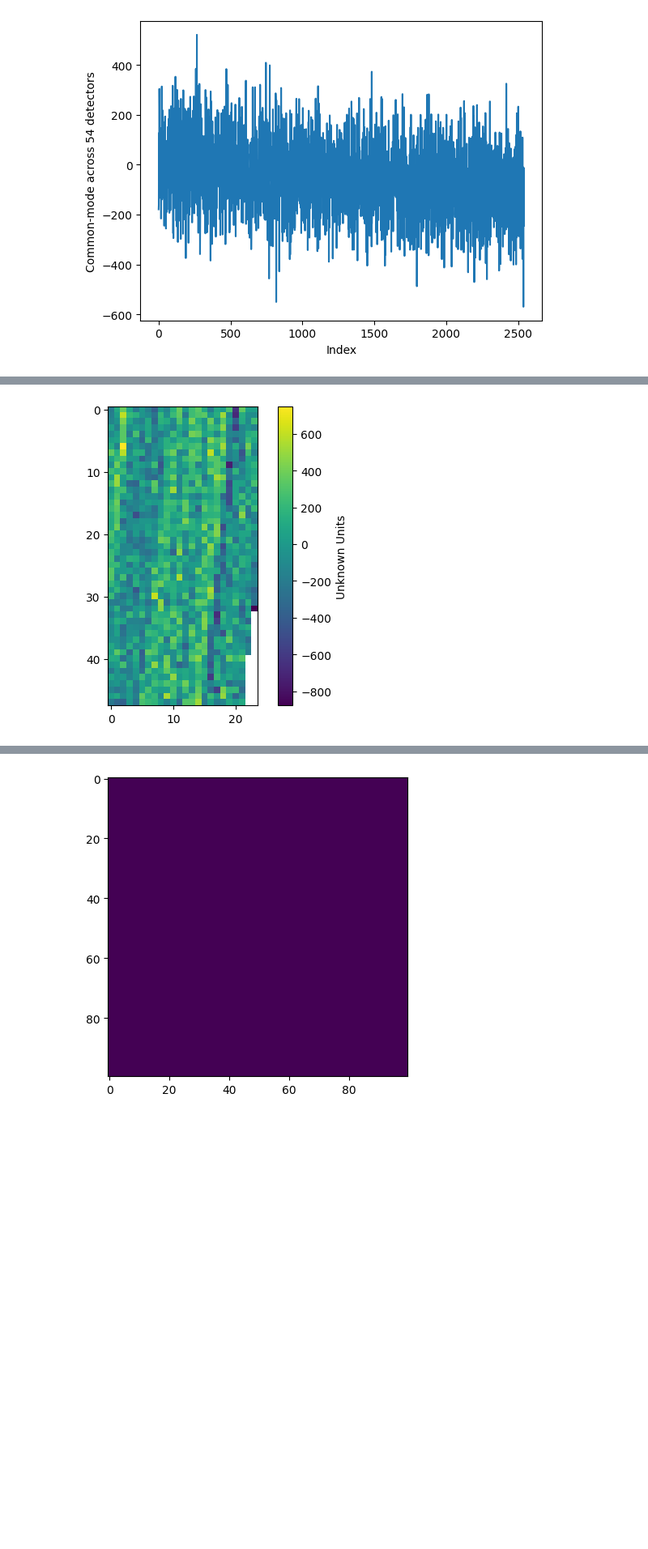
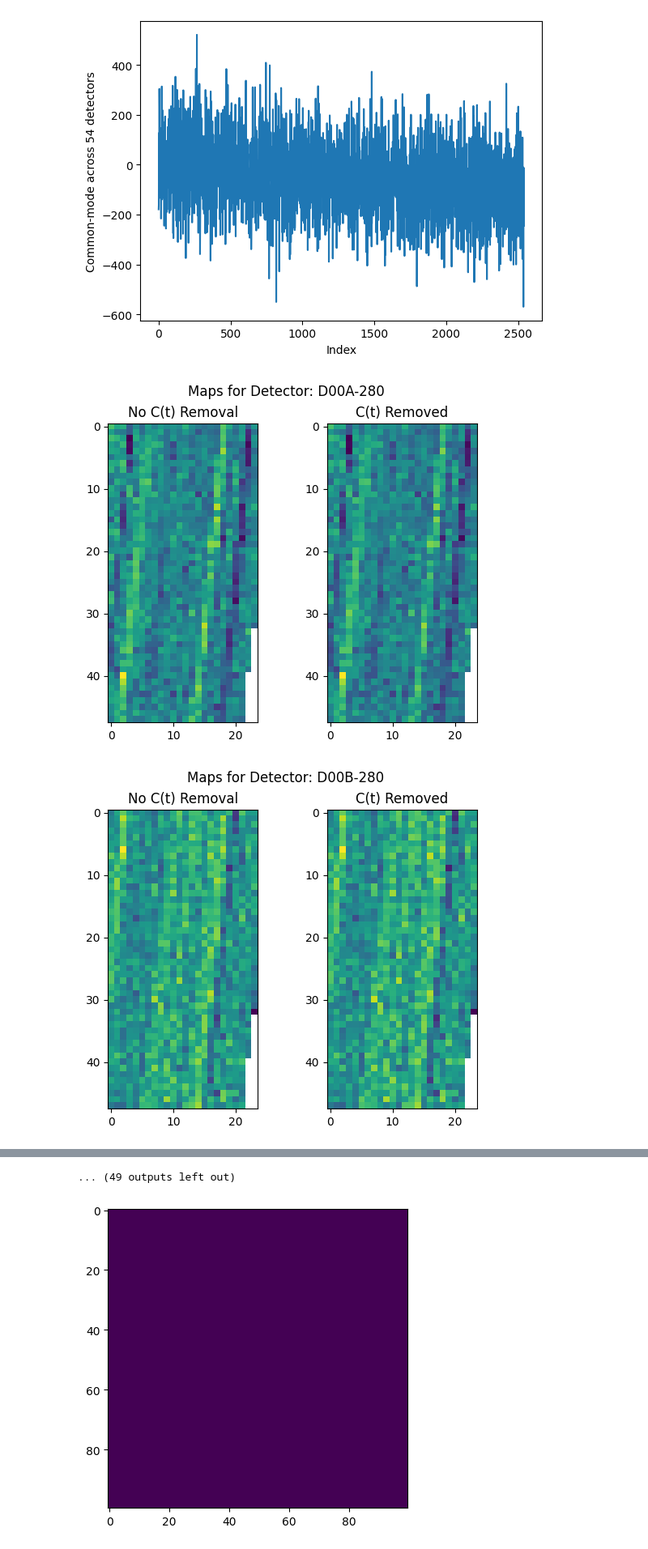
Before and after one commit to jonahjlee/spt3g_tutorials, a Jupyter notebook: ccat_test_g3.ipynb, the cells around one changed output, grey strips where cells are left out. Shown at 81% size. Cells and saved outputs as stored; diff of their text form; code cells hidden in the pictures; blank space fills up the shorter version.

Commit message:
test with/without common-mode removal

```diff
--- a/ccat_test_g3.ipynb
+++ b/ccat_test_g3.ipynb
@@ -294,20 +307,17 @@ def remove_common_mode(frame):
     # list of detectors
     dets = ts_in.keys()
 
-    # calibration array for all detectors present in ts_in
-    common_mode = np.mean(tsarr, axis=0)
-
-    # in-place math with broadcasting
-    tsarr = tsarr - common_mode
+    # use broadcast to remove common-mode from all timestreams
+    out_arr = tsarr - np.mean(tsarr, axis=0)
 
     # create output object with correct timestamps and units
-    ts_out = core.G3TimestreamMap(dets, tsarr, ts_in.start, ts_in.stop, core.G3TimestreamUnits.Power)
+    ts_out = core.G3TimestreamMap(dets, out_arr, ts_in.start, ts_in.stop, core.G3TimestreamUnits.Power)
 
     # store the calibrated timestreams to the output key in the frame
     frame["CtRemovedTimestreams"] = ts_out
 # %%
 class SingleMapBinner:
-    def __init__(self, det, timestreams="CtRemovedTimestreams"):
+    def __init__(self, det, timestreams="signal"):
         self.det = det
         self.timestreams = timestreams
 
@@ -334,27 +344,33 @@ class SingleMapBinner:
         self.data += np.histogram2d(y, x, bins=[dec_edges, ra_edges], weights=ts)[0]
         self.hits += np.histogram2d(y, x, bins=[dec_edges, ra_edges])[0]
 # %%
-def printmean(frame):
-    if "signal" not in frame: return
-    if "CtRemovedTimestreams" not in frame: return
-    print("Before ct removal: ", np.mean(frame["signal"]["D00B-280"]))
-    print("After ct removal: ", np.mean(frame["CtRemovedTimestreams"]["D00B-280"]))
-    print("Difference ct removal: ", np.mean(frame["signal"]["D00B-280"]) - np.mean(frame["CtRemovedTimestreams"]["D00B-280"]))
+# instantiate binner
+detectors = [detector_set[0] for detector_set in obsframe["observation_detector_sets"]]
 
-# instantiate binner
-binner = SingleMapBinner(det="D00B-280")
+for det in detectors:
+    binner1 = SingleMapBinner(det=det, timestreams="signal")
+    binner2 = SingleMapBinner(det=det, timestreams="CtRemovedTimestreams")
 
-# create the pipeline
-pipe = core.G3Pipeline()
-pipe.Add(core.G3Reader, filename=filename)
-pipe.Add(remove_common_mode)
-pipe.Add(printmean)
-pipe.Add(binner)
+    filename = "test_g3/test_patch-0-1/frames-0000.g3"
 
-# run the pipeline with some simple time/memory useage profiling
-pipe.Run(profile=True)
+    # create the pipeline
+    pipe = core.G3Pipeline()
+    pipe.Add(core.G3Reader, filename=filename)
+    pipe.Add(remove_common_mode)
+    pipe.Add(binner1)
+    pipe.Add(binner2)
 
-m = binner.data / binner.hits
-plt.imshow(m)
-plt.colorbar(label="Unknown Units");
+    pipe.Run(profile=True)
+
+    fig, axes = plt.subplots(1, 2)
+    fig.suptitle(f'Maps for Detector: {det}')
+    m1 = binner1.data / binner1.hits
+    axes[0].imshow(m1)
+    axes[0].set_title('No C(t) Removal')
+    m2 = binner2.data / binner2.hits
+    axes[1].imshow(m2)
+    axes[1].set_title('C(t) Removed')
+    plt.show()
 # %% [output]
+[figure, new version]
+[figure, added]
@@ -378 +395,0 @@ Difference ct removal:  -19.977531
-[figure, old version]
@@ -379,3 +403,4 @@ Difference ct removal:  -19.977531
+... (49 outputs left out)
 # %%
 from spt3g import maps
 
```
Also changed, not shown: parts of 3 cells of this notebook.
